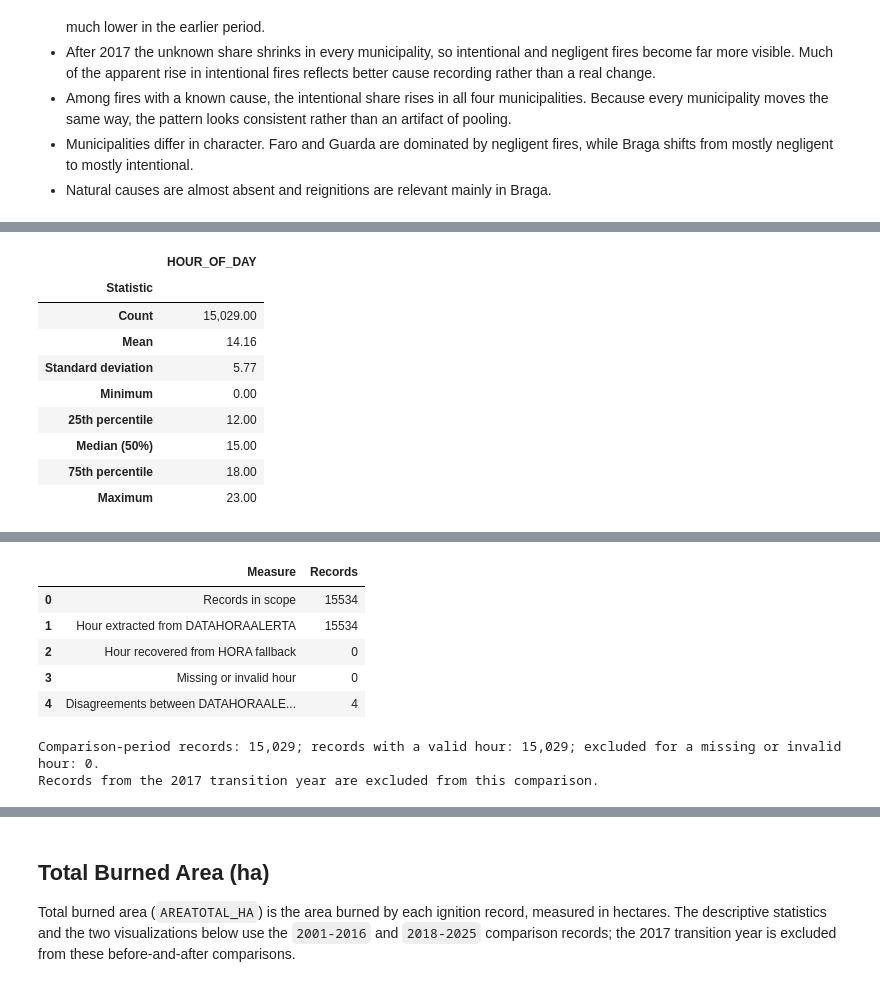
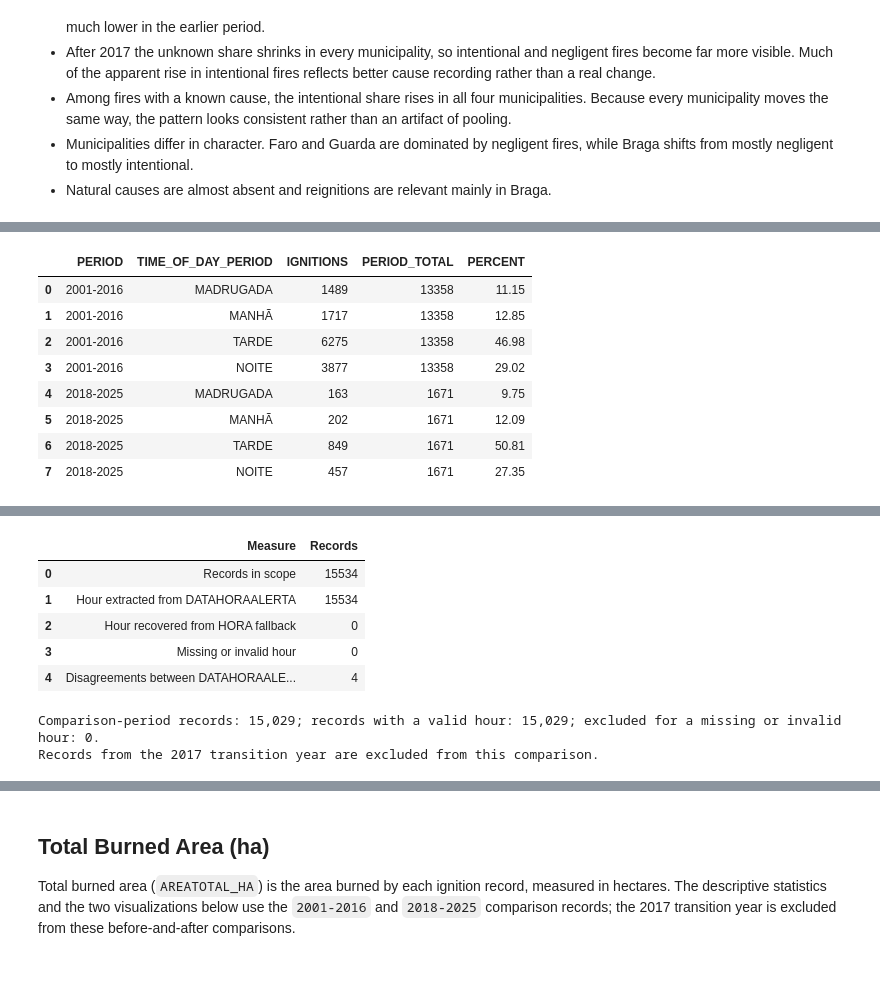
Before and after one commit to Rodrigosoares124/TEAM07-FCED, a Jupyter notebook: 00_scope_definition.ipynb, the cells around one changed output, grey strips where cells are left out. Saved outputs shown, nothing was run; the diff lists cells and outputs as text; code cells hidden in the pictures.

```diff
--- a/00_scope_definition.ipynb
+++ b/00_scope_definition.ipynb
@@ -249,6 +250,16 @@ hour_from_hora = pd.to_numeric(scoped_data["HORA"], errors="coerce")
 valid_hora = hour_from_hora.between(0, 23) & hour_from_hora.mod(1).eq(0)
 hour_from_hora = hour_from_hora.where(valid_hora).astype("Int64")
 scoped_data["HOUR_OF_DAY"] = hour_from_alert.fillna(hour_from_hora)
+
+# Aggregate the hour into four ordered six-hour periods. This keeps enough
+# observations per bar for the before-and-after comparison.
+TIME_OF_DAY_PERIODS = ["MADRUGADA", "MANHÃ", "TARDE", "NOITE"]
+TIME_OF_DAY_BINS = [-1, 5, 11, 17, 23]
+scoped_data["TIME_OF_DAY_PERIOD"] = pd.cut(
+    scoped_data["HOUR_OF_DAY"].astype("Float64"),
+    bins=TIME_OF_DAY_BINS,
+    labels=TIME_OF_DAY_PERIODS,
+)
 
 # Audit the extraction and the agreement with the original HORA field.
 hour_comparable = hour_from_alert.notna() & hour_from_hora.notna()
@@ -287,6 +298,12 @@ scoped_data["PERIOD"] = pd.cut(
 )
 
 scoped_data[
-    ["ANALYSIS_YEAR", "HOUR_OF_DAY", "INTERVENTION_TIME_MINUTES", "PERIOD"]
+    [
+        "ANALYSIS_YEAR",
+        "HOUR_OF_DAY",
+        "TIME_OF_DAY_PERIOD",
+        "INTERVENTION_TIME_MINUTES",
+        "PERIOD",
+    ]
 ].head()
 # %% [output]
@@ -355,6 +372,7 @@ required_columns = [
     "ANALYSIS_YEAR",                 # analysis year
     "DATAHORAALERTA",                # alert date and time
     "HOUR_OF_DAY",                   # hour of the ignition alert (0-23)
+    "TIME_OF_DAY_PERIOD",            # six-hour period derived from the hour
     "DATAHORA_PRIMEIRAINTERVENCAO",  # first intervention date and time
     "DATAHORA_EXTINCAO",             # extinction date and time
     "CAUSE",                         # normalized cause description
@@ -1206,52 +1212,75 @@ The summary below uses all records in the two comparison periods with a valid ho
 # %%
 # Comparison-period records and the subset represented in the plots.
 comparison_period_data = scoped_data.loc[
     scoped_data["PERIOD"].isin(COMPARISON_PERIODS)
 ].copy()
 comparison_rows = len(comparison_period_data)
 comparison_hour_valid = (
     comparison_period_data["HOUR_OF_DAY"].between(0, 23).fillna(False)
 )
-hour_comparison_data = comparison_period_data.loc[comparison_hour_valid].copy()
-invalid_comparison_hours = comparison_rows - len(hour_comparison_data)
+time_of_day_comparison_data = comparison_period_data.loc[comparison_hour_valid].copy()
+invalid_comparison_hours = comparison_rows - len(time_of_day_comparison_data)
 
-hour_description = format_numeric_description(
-    hour_comparison_data["HOUR_OF_DAY"], "HOUR_OF_DAY"
+if time_of_day_comparison_data["TIME_OF_DAY_PERIOD"].isna().any():
+    raise ValueError("Every valid hour must map to a time-of-day period.")
+
+time_of_day_description = (
+    time_of_day_comparison_data
+    .groupby(["PERIOD", "TIME_OF_DAY_PERIOD"], observed=True)
+    .size()
+    .rename("IGNITIONS")
+    .reindex(
+        pd.MultiIndex.from_product(
+            [COMPARISON_PERIODS, TIME_OF_DAY_PERIODS],
+            names=["PERIOD", "TIME_OF_DAY_PERIOD"],
+        ),
+        fill_value=0,
+    )
+    .reset_index()
 )
-display(hour_description)
+time_of_day_description["PERIOD_TOTAL"] = (
+    time_of_day_description
+    .groupby("PERIOD")["IGNITIONS"]
+    .transform("sum")
+)
+time_of_day_description["PERCENT"] = (
+    100
+    * time_of_day_description["IGNITIONS"]
+    / time_of_day_description["PERIOD_TOTAL"]
+).round(2)
+display(time_of_day_description)
 
-hour_missingness = pd.DataFrame(
+time_of_day_missingness = pd.DataFrame(
     {
-        "Non-missing valid observations": [len(hour_comparison_data)],
+        "Non-missing valid observations": [len(time_of_day_comparison_data)],
         "Missing or invalid observations": [invalid_comparison_hours],
         "Missing or invalid (%)": [
             f"{100 * invalid_comparison_hours / comparison_rows:.2f}"
         ],
     },
-    index=pd.Index(["HOUR_OF_DAY"], name="Variable"),
+    index=pd.Index(["TIME_OF_DAY_PERIOD"], name="Variable"),
 )
-display(hour_missingness)
+display(time_of_day_missingness)
 
 display(hour_extraction_audit)
 
 print(
     f"Comparison-period records: {comparison_rows:,}; "
-    f"records with a valid hour: {len(hour_comparison_data):,}; "
+    f"records with a valid hour: {len(time_of_day_comparison_data):,}; "
     f"excluded for a missing or invalid hour: {invalid_comparison_hours:,}."
 )
 print(
     "Records from the 2017 transition year are excluded from this comparison."
 )
 # %% [output]
-|  | HOUR_OF_DAY |
-| Statistic |  |
-| Count | 15,029.00 |
-| Mean | 14.16 |
-| Standard deviation | 5.77 |
-| Minimum | 0.00 |
-| 25th percentile | 12.00 |
-| Median (50%) | 15.00 |
-| 75th percentile | 18.00 |
-| Maximum | 23.00 |
+|  | PERIOD | TIME_OF_DAY_PERIOD | IGNITIONS | PERIOD_TOTAL | PERCENT |
+| 0 | 2001-2016 | MADRUGADA | 1489 | 13358 | 11.15 |
+| 1 | 2001-2016 | MANHÃ | 1717 | 13358 | 12.85 |
+| 2 | 2001-2016 | TARDE | 6275 | 13358 | 46.98 |
+| 3 | 2001-2016 | NOITE | 3877 | 13358 | 29.02 |
+| 4 | 2018-2025 | MADRUGADA | 163 | 1671 | 9.75 |
+| 5 | 2018-2025 | MANHÃ | 202 | 1671 | 12.09 |
+| 6 | 2018-2025 | TARDE | 849 | 1671 | 50.81 |
+| 7 | 2018-2025 | NOITE | 457 | 1671 | 27.35 |
 |  | Non-missing valid observations | Missing or invalid observations | Missing or invalid (%) |
 | Variable |  |  |  |
```
Also changed, not shown: parts of 26 cells of this notebook.
